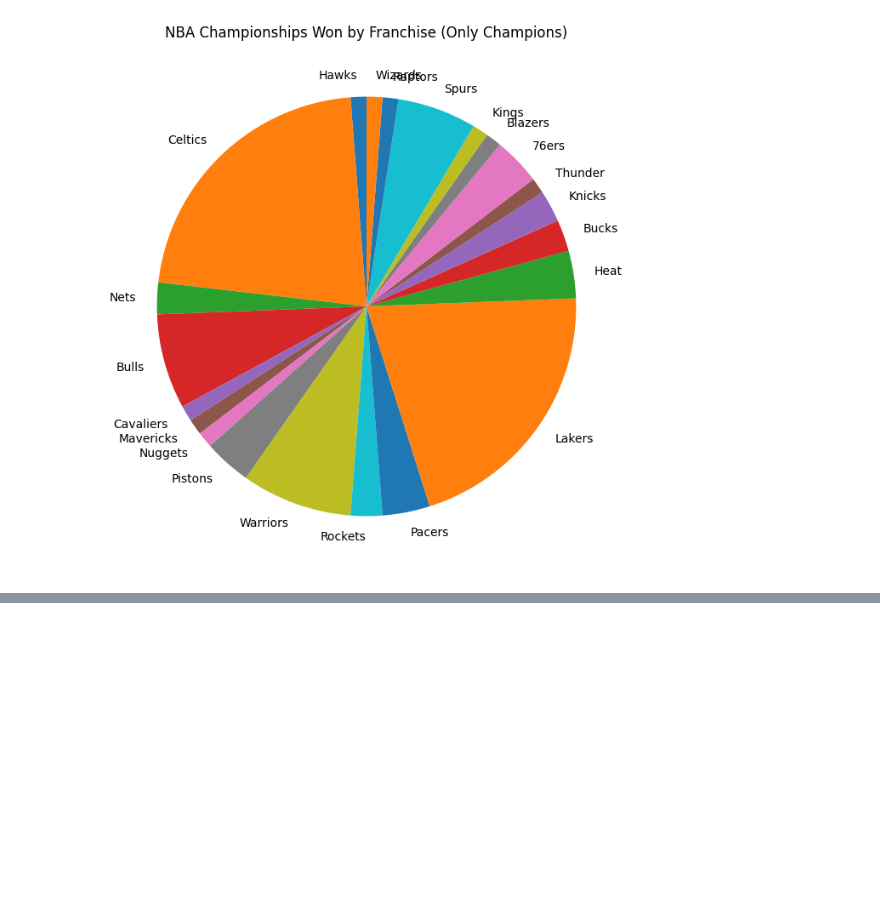
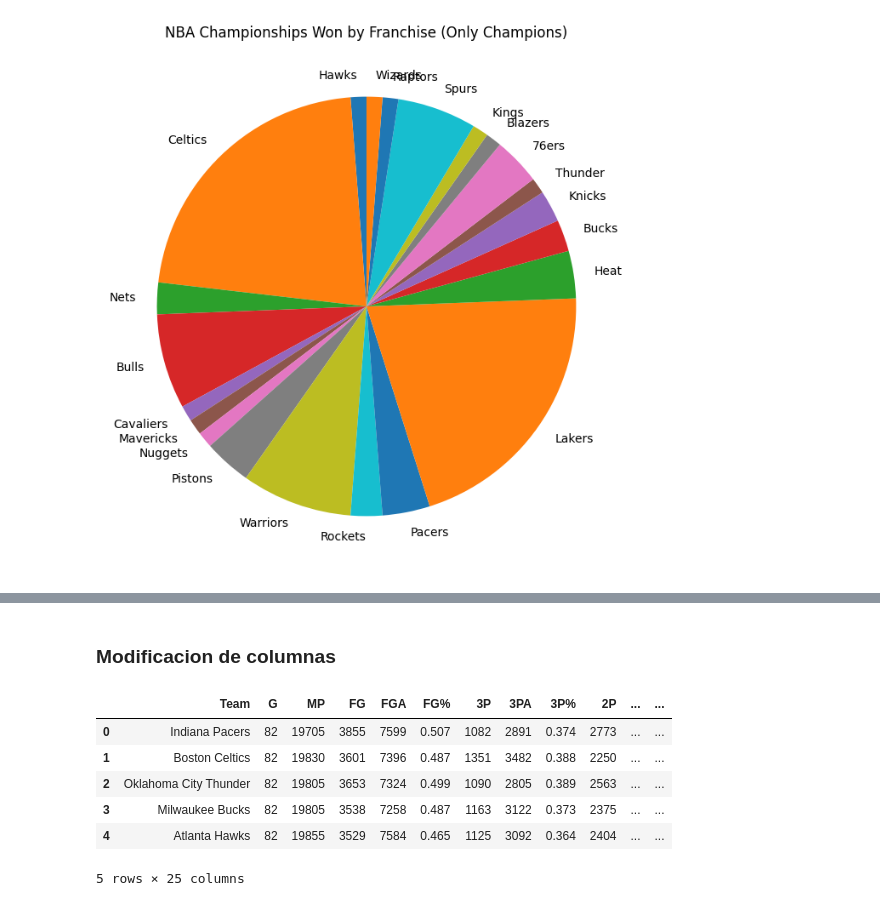
Before and after one commit to tperezv2004/proyecto.github.io, a Jupyter notebook: asses/py/limpieza.ipynb, the cells around one changed output, grey strips where cells are left out. Saved outputs shown, nothing was run; the diff lists cells and outputs as text; code cells hidden in the pictures; blank space fills up the shorter version.

```diff
--- a/asses/py/limpieza.ipynb
+++ b/asses/py/limpieza.ipynb
@@ -66,0 +95,16 @@ plt.savefig('nba_championships_pie_chart.png')
+# %% [markdown]
+### Modificacion de columnas
+# %%
+# Crear columna PTS_por_juego
+df_team['PTS_por_juego'] = df_team['PTS'] / 82
+df_team['PTS_por_juego'] = df_team['PTS_por_juego'].astype(int)
+
+df_team.head()
+# %% [output]
+|  | Team | G | MP | FG | FGA | FG% | 3P | 3PA | 3P% | 2P | ... | ... |
+| 0 | Indiana Pacers | 82 | 19705 | 3855 | 7599 | 0.507 | 1082 | 2891 | 0.374 | 2773 | ... | ... |
+| 1 | Boston Celtics | 82 | 19830 | 3601 | 7396 | 0.487 | 1351 | 3482 | 0.388 | 2250 | ... | ... |
+| 2 | Oklahoma City Thunder | 82 | 19805 | 3653 | 7324 | 0.499 | 1090 | 2805 | 0.389 | 2563 | ... | ... |
+| 3 | Milwaukee Bucks | 82 | 19805 | 3538 | 7258 | 0.487 | 1163 | 3122 | 0.373 | 2375 | ... | ... |
+| 4 | Atlanta Hawks | 82 | 19855 | 3529 | 7584 | 0.465 | 1125 | 3092 | 0.364 | 2404 | ... | ... |
+5 rows × 25 columns
```
Also changed, not shown: parts of 22 cells of this notebook, 7 other files.
